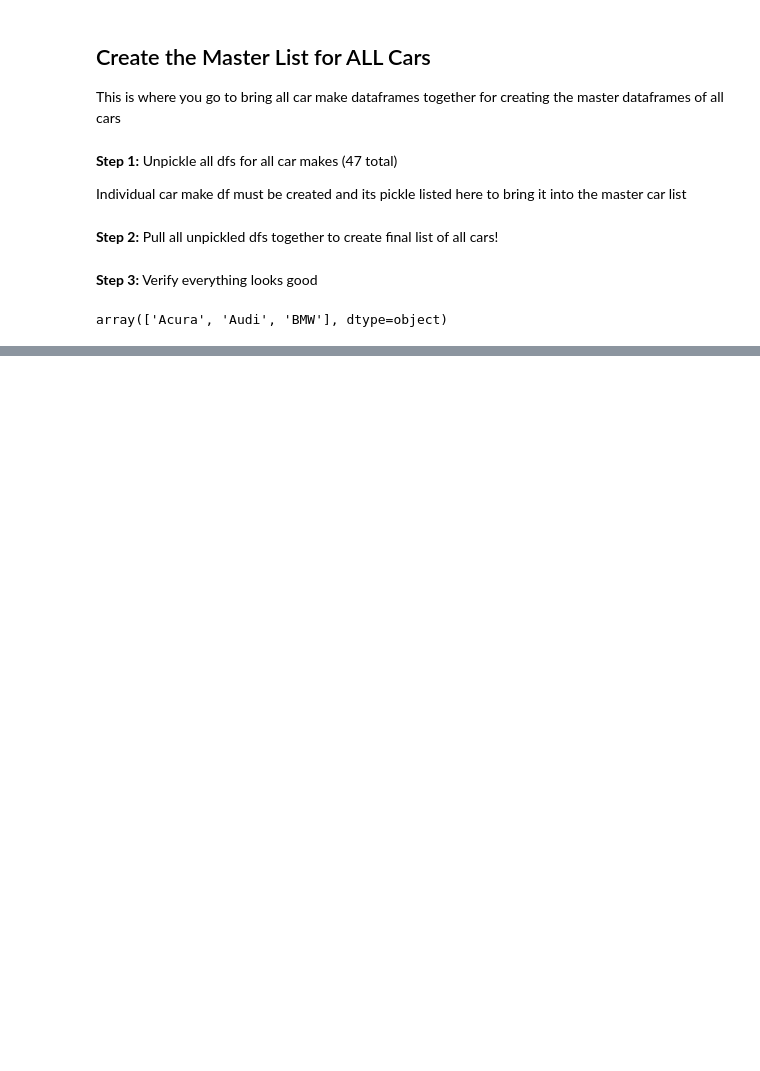
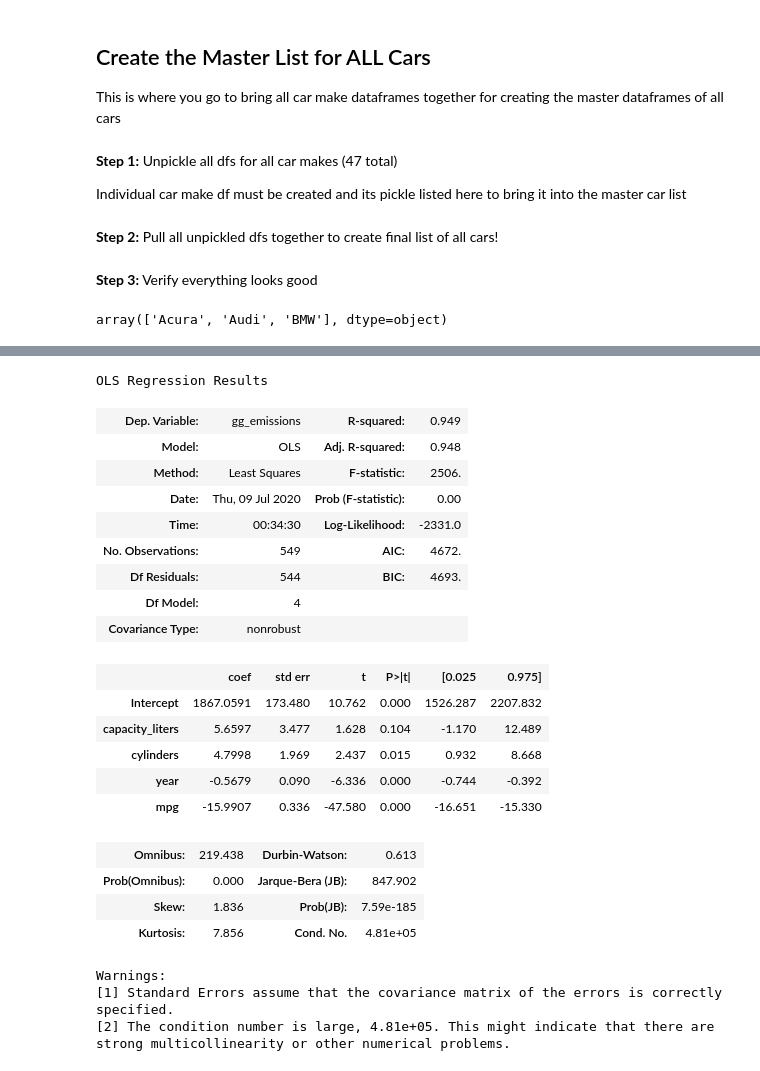
Before and after one commit to cecann10/Test, a Jupyter notebook: Metis_Projects/project_2/aaa_conjunction_junction_all_cars.ipynb, the cells around one changed output, grey strips where cells are left out. Cells and saved outputs as stored; diff of their text form; code cells hidden in the pictures; blank space fills up the shorter version.

```diff
--- a/Metis_Projects/project_2/aaa_conjunction_junction_all_cars.ipynb
+++ b/Metis_Projects/project_2/aaa_conjunction_junction_all_cars.ipynb
@@ -51,0 +91,38 @@ all_cars_df.sample(10)
+# %%
+# Create your feature matrix (X) and target vector (y)
+y, X = patsy.dmatrices('gg_emissions ~ capacity_liters + cylinders + year + mpg',
+                       data=test_df, return_type="dataframe")
+
+# Create car model
+car_model = sm.OLS(y, X)
+
+# Fit your model to your training set
+car_fit = car_model.fit()
+
+# Print summary statistics of the model's performance
+car_fit.summary()
+# %% [output]
+OLS Regression Results
+| Dep. Variable: | gg_emissions | R-squared: | 0.949 |
+| Model: | OLS | Adj. R-squared: | 0.948 |
+| Method: | Least Squares | F-statistic: | 2506. |
+| Date: | Thu, 09 Jul 2020 | Prob (F-statistic): | 0.00 |
+| Time: | 00:34:30 | Log-Likelihood: | -2331.0 |
+| No. Observations: | 549 | AIC: | 4672. |
+| Df Residuals: | 544 | BIC: | 4693. |
+| Df Model: | 4 |  |  |
+| Covariance Type: | nonrobust |  |  |
+|  | coef | std err | t | P>|t| | [0.025 | 0.975] |
+| Intercept | 1867.0591 | 173.480 | 10.762 | 0.000 | 1526.287 | 2207.832 |
+| capacity_liters | 5.6597 | 3.477 | 1.628 | 0.104 | -1.170 | 12.489 |
+| cylinders | 4.7998 | 1.969 | 2.437 | 0.015 | 0.932 | 8.668 |
+| year | -0.5679 | 0.090 | -6.336 | 0.000 | -0.744 | -0.392 |
+| mpg | -15.9907 | 0.336 | -47.580 | 0.000 | -16.651 | -15.330 |
+| Omnibus: | 219.438 | Durbin-Watson: | 0.613 |
+| Prob(Omnibus): | 0.000 | Jarque-Bera (JB): | 847.902 |
+| Skew: | 1.836 | Prob(JB): | 7.59e-185 |
+| Kurtosis: | 7.856 | Cond. No. | 4.81e+05 |
+Warnings:
+[1] Standard Errors assume that the covariance matrix of the errors is correctly specified.
+[2] The condition number is large, 4.81e+05. This might indicate that there are
+strong multicollinearity or other numerical problems.
```
Also changed, not shown: parts of 16 cells of this notebook, 4 other files.
